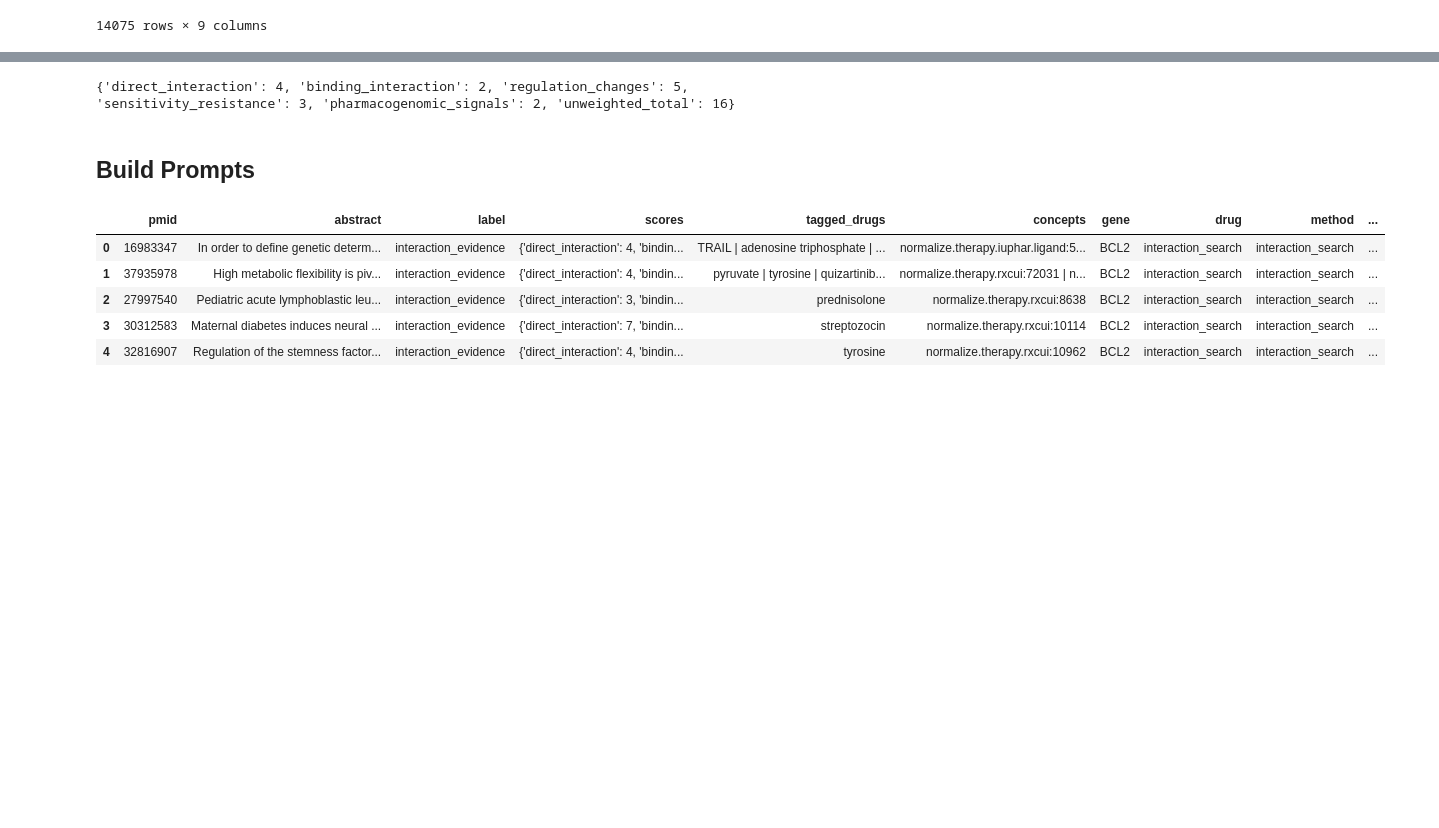
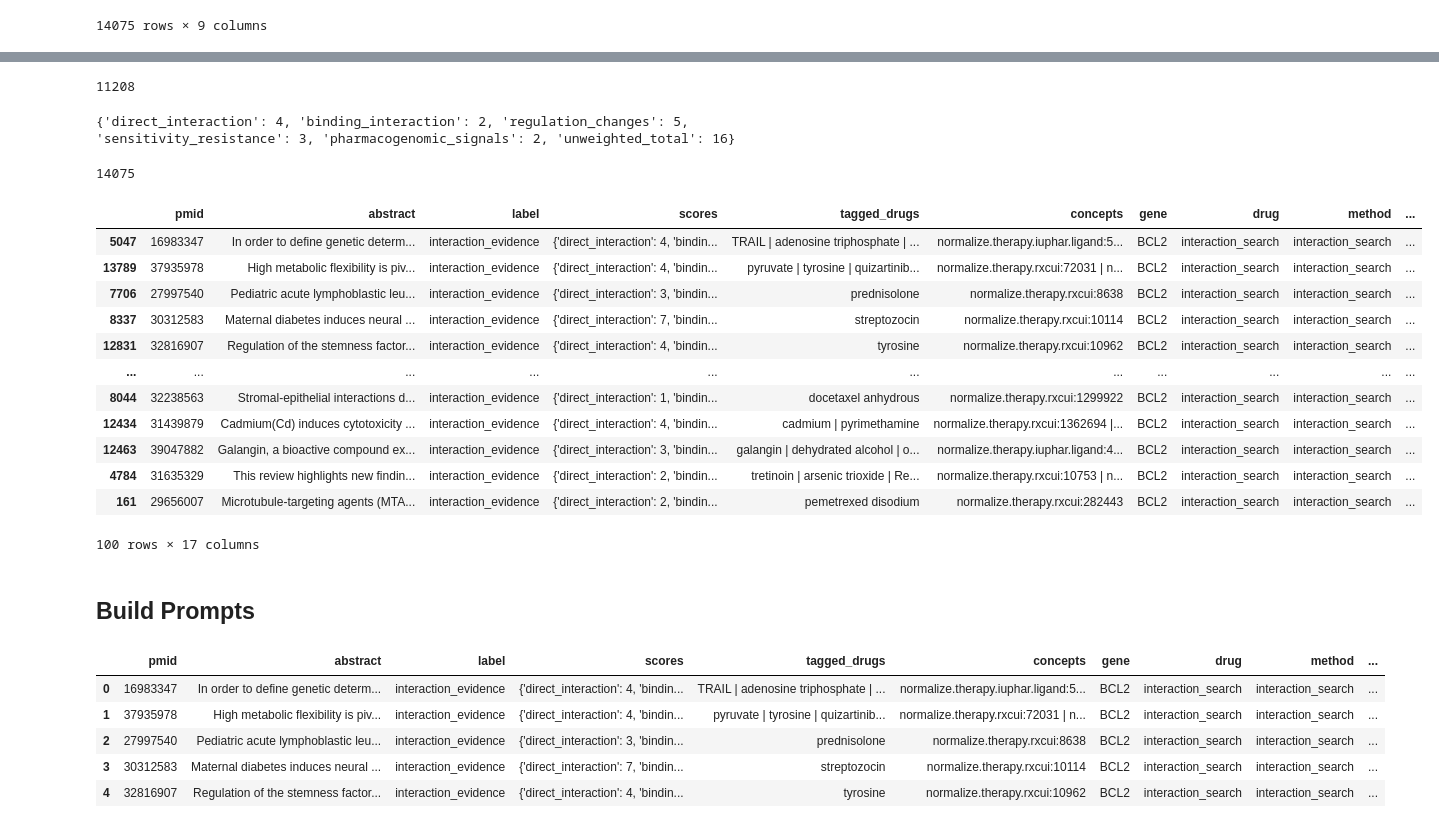
Before and after one commit to mcannon068nw/clinical-score-2, a Jupyter notebook: research/example-4.ipynb, the cells around one changed output, grey strips where cells are left out. Drawn from its saved outputs; the diff is of its cells as text; code cells hidden in the pictures; blank space fills up the shorter version.

```diff
--- a/research/example-4.ipynb
+++ b/research/example-4.ipynb
@@ -258,3 +258,33 @@ tdf.sort_values(by='total_regulation_evidence', ascending=False)[0:10]
 | 2877 | 38178196 | Major depressive disorder (MDD) i... | interaction_evidence | {'direct_interaction': 5, 'bindin... | leucine | sucrose | sirolimus | t... | normalize.therapy.rxcui:6308 | no... | BCL2 | interaction_search | interaction_search | ... |
 | 13941 | 37004989 | Mitophagy removes damaged mitocho... | interaction_evidence | {'direct_interaction': 4, 'bindin... | Kynurenine | oxygen | normalize.therapy.drugbank:DB0207... | BCL2 | interaction_search | interaction_search | ... |
 | 6205 | 26297434 | The oncogenic transcription facto... | interaction_evidence | {'direct_interaction': 4, 'bindin... | sorafenib | normalize.therapy.rxcui:495881 | BCL2 | interaction_search | interaction_search | ... |
+# %%
+def unpack_total(score):
+    if type(score) is float:
+        return 0
+    if score is None:
+        return 0
+    return ast.literal_eval(score)['unweighted_total']
+
+def unpack_regulation(score):
+    if type(score) is float:
+        return 0
+    if score is None:
+        return 0
+    return ast.literal_eval(score)['regulation_changes']
+
+def unpack(score, evidence_type):
+    if type(score) is float:
+        return 0
+    if score is None:
+        return 0
+    return ast.literal_eval(score)[evidence_type]
+
+
+indicators = ['direct_interaction','binding_interaction','regulation_changes','sensitivity_resistance','pharmacogenomic_signals', 'unweighted_total']
+
+for indicator in indicators:
+    tdf[indicator] = tdf.apply(lambda row: unpack(row['scores'], indicator), axis=1)
+    print(f'{indicator}: {tdf[indicator].sum()}')
+
+tdf.head()
@@ -261,8 +304,32 @@ tdf.sort_values(by='total_regulation_evidence', ascending=False)[0:10]
+# %%
+tdf['direct_interaction'].sum()
+# %% [output]
+11208
 # %%
 position = 1
 print(tdf.sort_values(by='total_interaction_evidence', ascending=False).reset_index(drop=True)['scores'][position])
 # %% [output]
 {'direct_interaction': 4, 'binding_interaction': 2, 'regulation_changes': 5, 'sensitivity_resistance': 3, 'pharmacogenomic_signals': 2, 'unweighted_total': 16}
+# %%
+print(len(tdf))
+# %% [output]
+14075
+# %%
+tdf.sort_values(by='unweighted_total',ascending=False)[0:100]
+# %% [output]
+|  | pmid | abstract | label | scores | tagged_drugs | concepts | gene | drug | method | ... |
+| 5047 | 16983347 | In order to define genetic determ... | interaction_evidence | {'direct_interaction': 4, 'bindin... | TRAIL | adenosine triphosphate | ... | normalize.therapy.iuphar.ligand:5... | BCL2 | interaction_search | interaction_search | ... |
+| 13789 | 37935978 | High metabolic flexibility is piv... | interaction_evidence | {'direct_interaction': 4, 'bindin... | pyruvate | tyrosine | quizartinib... | normalize.therapy.rxcui:72031 | n... | BCL2 | interaction_search | interaction_search | ... |
+| 7706 | 27997540 | Pediatric acute lymphoblastic leu... | interaction_evidence | {'direct_interaction': 3, 'bindin... | prednisolone | normalize.therapy.rxcui:8638 | BCL2 | interaction_search | interaction_search | ... |
+| 8337 | 30312583 | Maternal diabetes induces neural ... | interaction_evidence | {'direct_interaction': 7, 'bindin... | streptozocin | normalize.therapy.rxcui:10114 | BCL2 | interaction_search | interaction_search | ... |
+| 12831 | 32816907 | Regulation of the stemness factor... | interaction_evidence | {'direct_interaction': 4, 'bindin... | tyrosine | normalize.therapy.rxcui:10962 | BCL2 | interaction_search | interaction_search | ... |
+| ... | ... | ... | ... | ... | ... | ... | ... | ... | ... | ... |
+| 8044 | 32238563 | Stromal-epithelial interactions d... | interaction_evidence | {'direct_interaction': 1, 'bindin... | docetaxel anhydrous | normalize.therapy.rxcui:1299922 | BCL2 | interaction_search | interaction_search | ... |
+| 12434 | 31439879 | Cadmium(Cd) induces cytotoxicity ... | interaction_evidence | {'direct_interaction': 4, 'bindin... | cadmium | pyrimethamine | normalize.therapy.rxcui:1362694 |... | BCL2 | interaction_search | interaction_search | ... |
+| 12463 | 39047882 | Galangin, a bioactive compound ex... | interaction_evidence | {'direct_interaction': 3, 'bindin... | galangin | dehydrated alcohol | o... | normalize.therapy.iuphar.ligand:4... | BCL2 | interaction_search | interaction_search | ... |
+| 4784 | 31635329 | This review highlights new findin... | interaction_evidence | {'direct_interaction': 2, 'bindin... | tretinoin | arsenic trioxide | Re... | normalize.therapy.rxcui:10753 | n... | BCL2 | interaction_search | interaction_search | ... |
+| 161 | 29656007 | Microtubule-targeting agents (MTA... | interaction_evidence | {'direct_interaction': 2, 'bindin... | pemetrexed disodium | normalize.therapy.rxcui:282443 | BCL2 | interaction_search | interaction_search | ... |
+100 rows × 17 columns
 # %% [markdown]
 ## Build Prompts
 # %%
```
Also changed, not shown: parts of 4 cells of this notebook, 1 other file.
